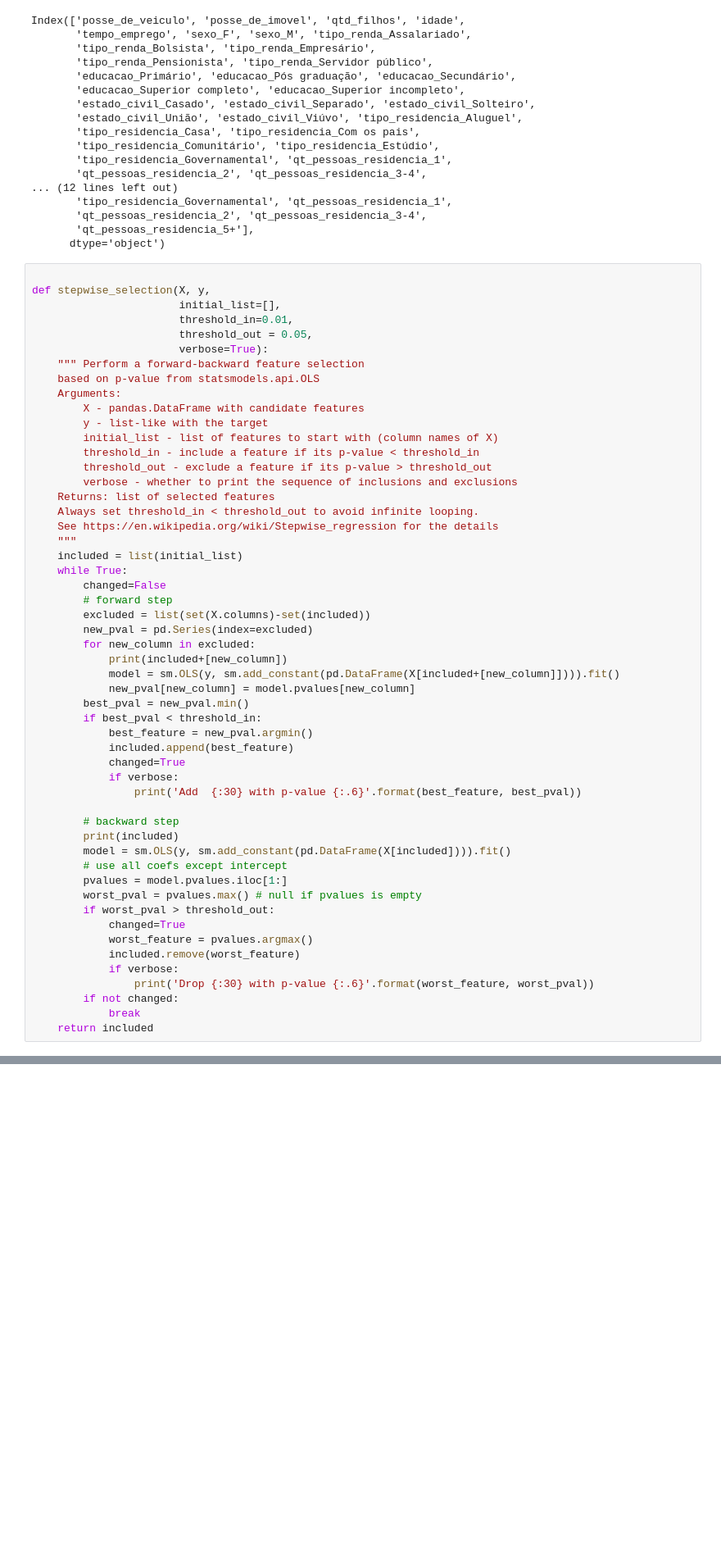
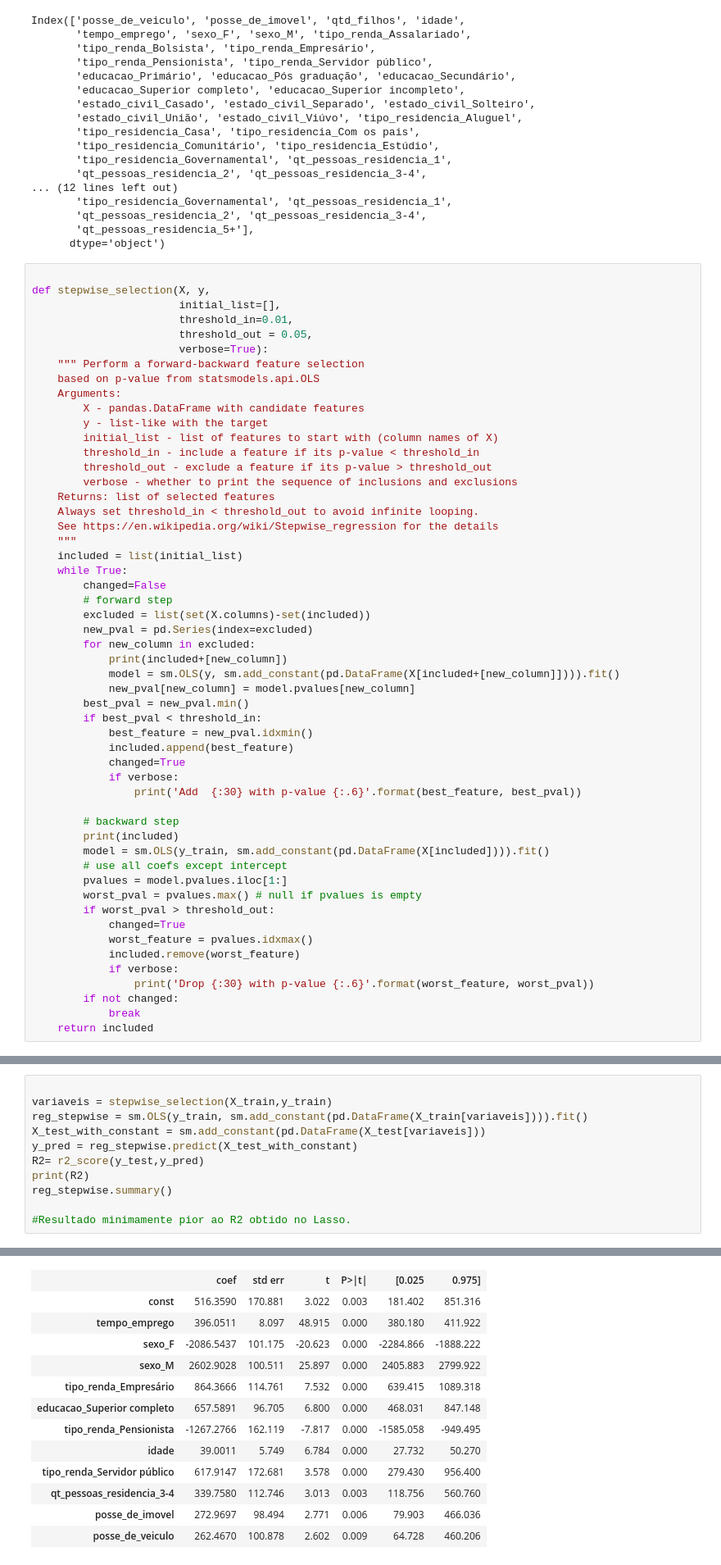
Before and after one commit to SergioRbr/renda-pred, a Jupyter notebook: Mod13_Tarefa02.ipynb, the cells around one changed output, grey strips where cells are left out. Shown at 82% size. Saved outputs shown, nothing was run; the diff lists cells and outputs as text; blank space fills up the shorter version.

```diff
--- a/Mod13_Tarefa02.ipynb
+++ b/Mod13_Tarefa02.ipynb
@@ -253,7 +255,7 @@ def stepwise_selection(X, y,
             new_pval[new_column] = model.pvalues[new_column]
         best_pval = new_pval.min()
         if best_pval < threshold_in:
-            best_feature = new_pval.argmin()
+            best_feature = new_pval.idxmin()
             included.append(best_feature)
             changed=True
             if verbose:
@@ -261,13 +263,13 @@ def stepwise_selection(X, y,
 
         # backward step
         print(included)
-        model = sm.OLS(y, sm.add_constant(pd.DataFrame(X[included]))).fit()
+        model = sm.OLS(y_train, sm.add_constant(pd.DataFrame(X[included]))).fit()
         # use all coefs except intercept
         pvalues = model.pvalues.iloc[1:]
         worst_pval = pvalues.max() # null if pvalues is empty
         if worst_pval > threshold_out:
             changed=True
-            worst_feature = pvalues.argmax()
+            worst_feature = pvalues.idxmax()
             included.remove(worst_feature)
             if verbose:
                 print('Drop {:30} with p-value {:.6}'.format(worst_feature, worst_pval))
@@ -282,0 +279,12 @@ def stepwise_selection(X, y,
+# %%
+
+variaveis = stepwise_selection(X_train,y_train)
+reg_stepwise = sm.OLS(y_train, sm.add_constant(pd.DataFrame(X_train[variaveis]))).fit()
+X_test_with_constant = sm.add_constant(pd.DataFrame(X_test[variaveis]))
+y_pred = reg_stepwise.predict(X_test_with_constant)
+R2= r2_score(y_test,y_pred)
+print(R2)
+reg_stepwise.summary()
+
+#Resultado minimamente pior ao R2 obtido no Lasso.
+# %% [output]
@@ -282,0 +434,13 @@ def stepwise_selection(X, y,
+|  | coef | std err | t | P>|t| | [0.025 | 0.975] |
+| const | 516.3590 | 170.881 | 3.022 | 0.003 | 181.402 | 851.316 |
+| tempo_emprego | 396.0511 | 8.097 | 48.915 | 0.000 | 380.180 | 411.922 |
+| sexo_F | -2086.5437 | 101.175 | -20.623 | 0.000 | -2284.866 | -1888.222 |
+| sexo_M | 2602.9028 | 100.511 | 25.897 | 0.000 | 2405.883 | 2799.922 |
+| tipo_renda_Empresário | 864.3666 | 114.761 | 7.532 | 0.000 | 639.415 | 1089.318 |
+| educacao_Superior completo | 657.5891 | 96.705 | 6.800 | 0.000 | 468.031 | 847.148 |
+| tipo_renda_Pensionista | -1267.2766 | 162.119 | -7.817 | 0.000 | -1585.058 | -949.495 |
+| idade | 39.0011 | 5.749 | 6.784 | 0.000 | 27.732 | 50.270 |
+| tipo_renda_Servidor público | 617.9147 | 172.681 | 3.578 | 0.000 | 279.430 | 956.400 |
+| qt_pessoas_residencia_3-4 | 339.7580 | 112.746 | 3.013 | 0.003 | 118.756 | 560.760 |
+| posse_de_imovel | 272.9697 | 98.494 | 2.771 | 0.006 | 79.903 | 466.036 |
+| posse_de_veiculo | 262.4670 | 100.878 | 2.602 | 0.009 | 64.728 | 460.206 |
```
Also changed, not shown: parts of 3 cells of this notebook.
